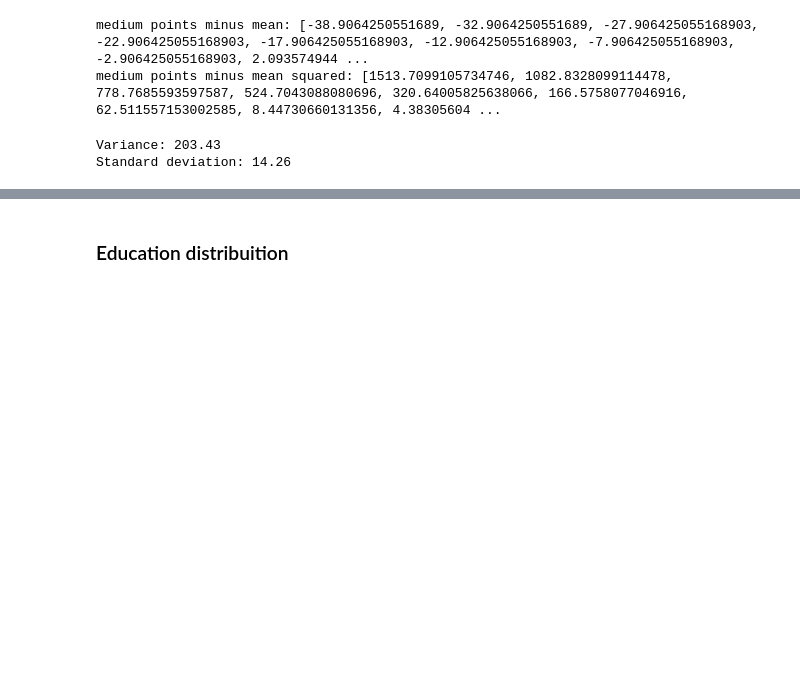
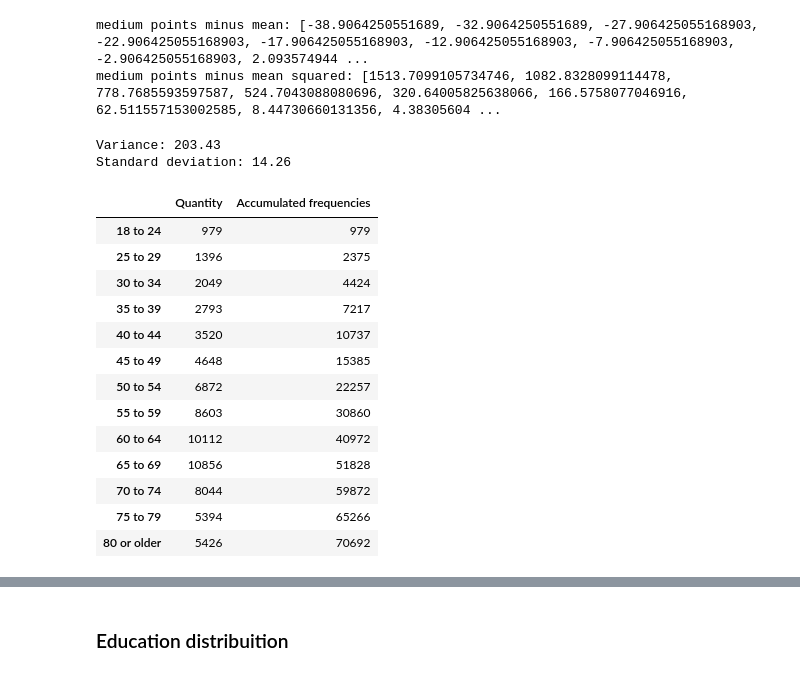
Before and after one commit to CaioNishijo/logistic-regression, a Jupyter notebook: diabetes-project.ipynb, the cells around one changed output, grey strips where cells are left out. Drawn from its saved outputs; the diff is of its cells as text; code cells hidden in the pictures; blank space fills up the shorter version.

```diff
--- a/diabetes-project.ipynb
+++ b/diabetes-project.ipynb
@@ -240,3 +255,30 @@ print(f"Standard deviation: {standard_deviation:.2f}")
 # %% [output]
 Variance: 203.43
 Standard deviation: 14.26
+# %%
+# calculating the median
+
+age_acc_frequency_sum = 0
+age_acc_frequency = []
+for i in sorted_by_keys_counter.values():
+    age_acc_frequency_sum += i
+    age_acc_frequency.append(age_acc_frequency_sum)
+
+age_frequencies["Accumulated frequencies"] = age_acc_frequency
+
+age_frequencies
+# %% [output]
+|  | Quantity | Accumulated frequencies |
+| 18 to 24 | 979 | 979 |
+| 25 to 29 | 1396 | 2375 |
+| 30 to 34 | 2049 | 4424 |
+| 35 to 39 | 2793 | 7217 |
+| 40 to 44 | 3520 | 10737 |
+| 45 to 49 | 4648 | 15385 |
+| 50 to 54 | 6872 | 22257 |
+| 55 to 59 | 8603 | 30860 |
+| 60 to 64 | 10112 | 40972 |
+| 65 to 69 | 10856 | 51828 |
+| 70 to 74 | 8044 | 59872 |
+| 75 to 79 | 5394 | 65266 |
+| 80 or older | 5426 | 70692 |
```
Also changed, not shown: parts of 18 cells of this notebook, 1 other file.
